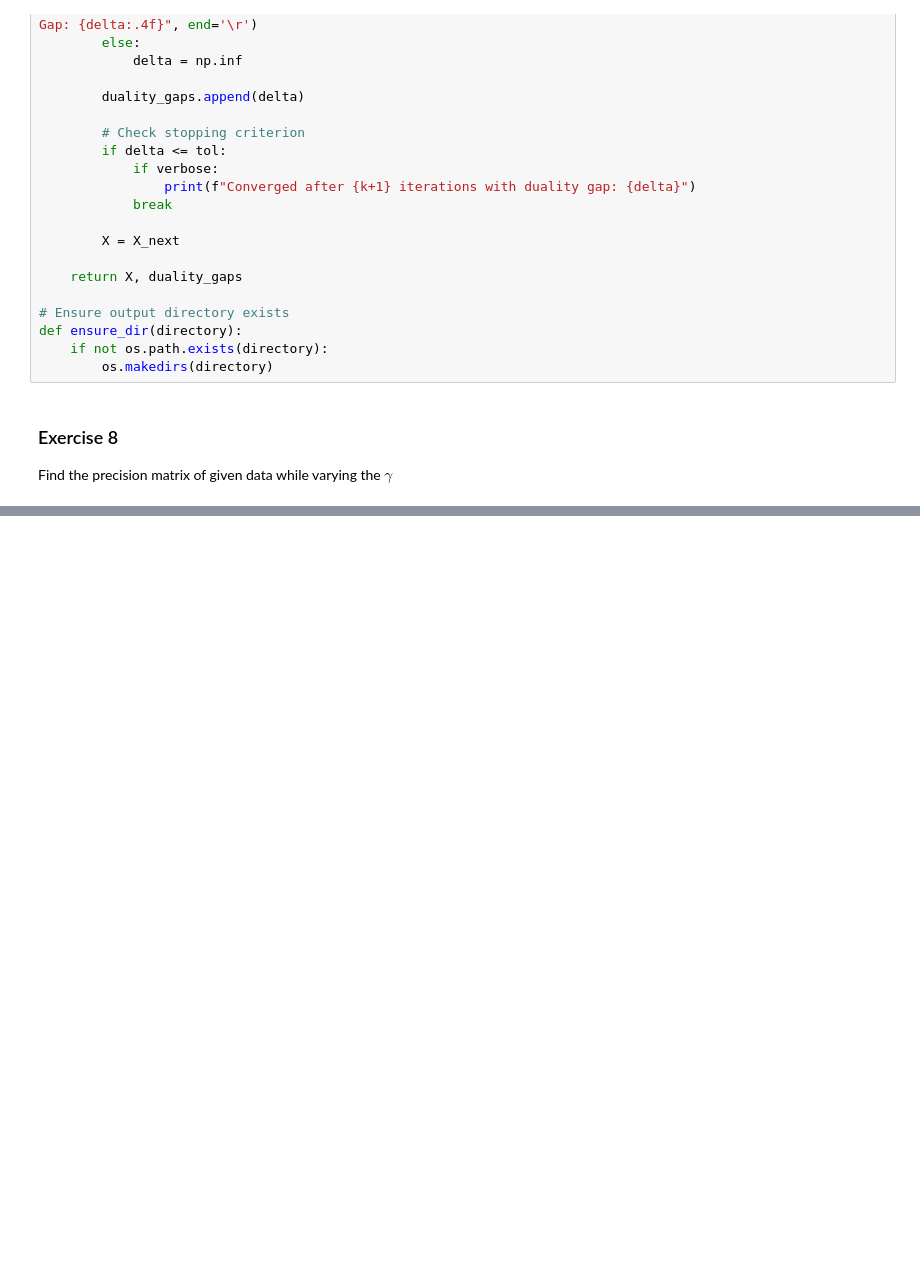
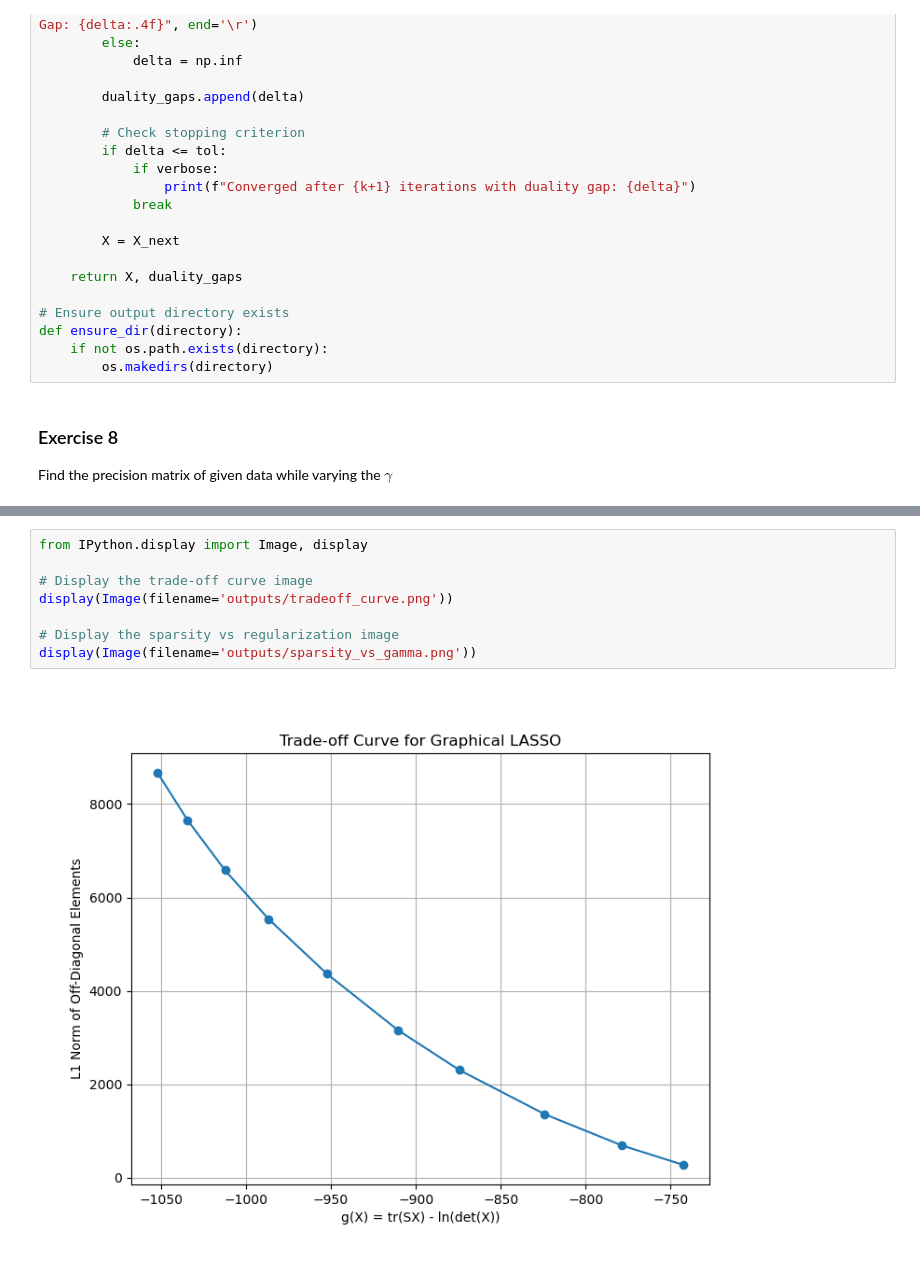
Before and after one commit to LuigiPampanin01/Optimization_for_Datascience, a Jupyter notebook: assignment.ipynb, the cells around one changed output, grey strips where cells are left out. Saved outputs shown, nothing was run; the diff lists cells and outputs as text; blank space fills up the shorter version.

Commit message:
adds plots and shows them in the notebook

```diff
--- a/assignment.ipynb
+++ b/assignment.ipynb
@@ -405,0 +407,10 @@ KeyboardInterrupt:
+# %%
+from IPython.display import Image, display
+
+# Display the trade-off curve image
+display(Image(filename='outputs/tradeoff_curve.png'))
+
+# Display the sparsity vs regularization image
+display(Image(filename='outputs/sparsity_vs_gamma.png'))
+# %% [output]
+[figure, added]
```
Also changed, not shown: parts of 2 cells of this notebook, 3 other files.
